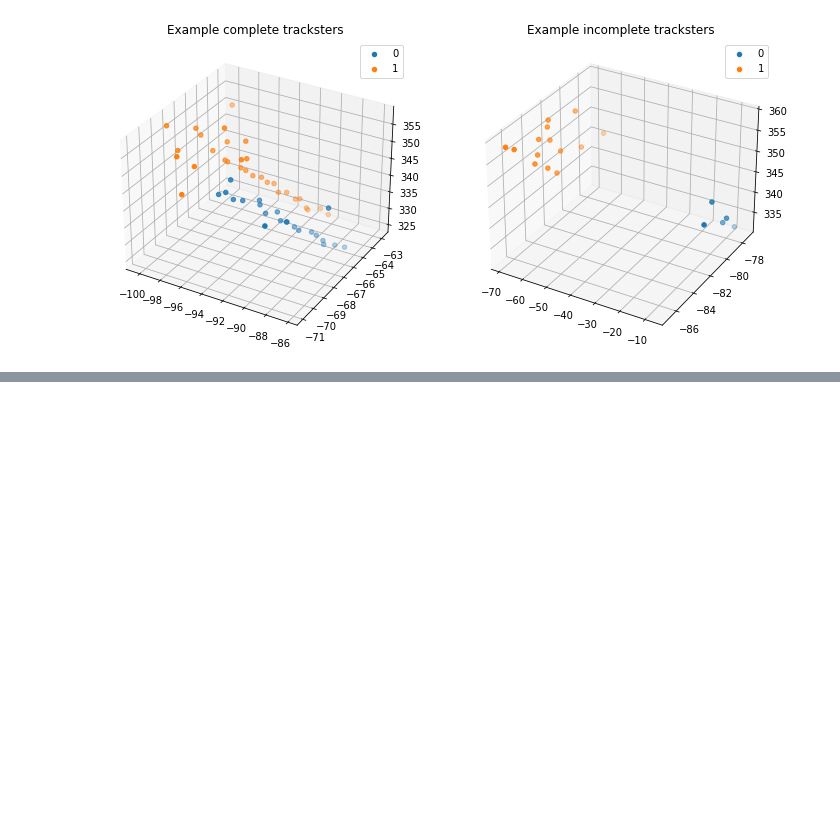
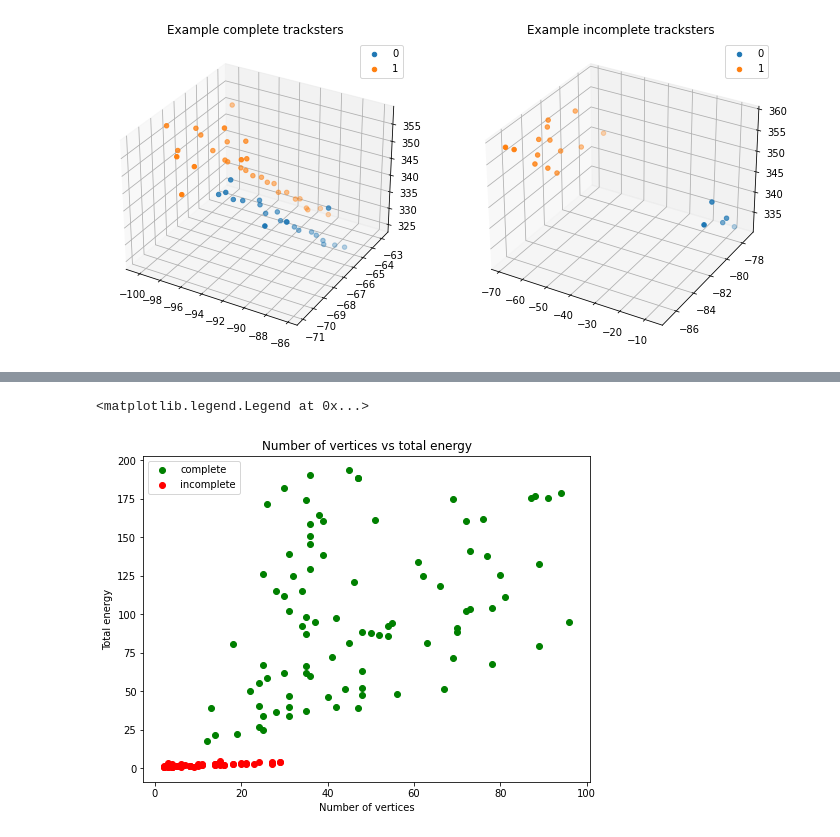
Before and after one commit to edcuba/TICLHack22_PatternReco, a Jupyter notebook: explore_tracksters.ipynb, the cells around one changed output, grey strips where cells are left out. Drawn from its saved outputs; the diff is of its cells as text; code cells hidden in the pictures; blank space fills up the shorter version.

```diff
--- a/explore_tracksters.ipynb
+++ b/explore_tracksters.ipynb
@@ -54,0 +78,11 @@ ax.legend()
+# %%
+plt.figure(figsize=(8, 6))
+plt.title("Number of vertices vs total energy")
+plt.xlabel("Number of vertices")
+plt.ylabel("Total energy")
+plt.scatter(ce_nvertices, ce_sum, color="green", label="complete")
+plt.scatter(ie_nvertices, ie_sum, color="red", label="incomplete")
+plt.legend()
+# %% [output]
+<matplotlib.legend.Legend at 0x...>
+[figure, added]
```
Also changed, not shown: parts of 5 cells of this notebook, 1 other file.
